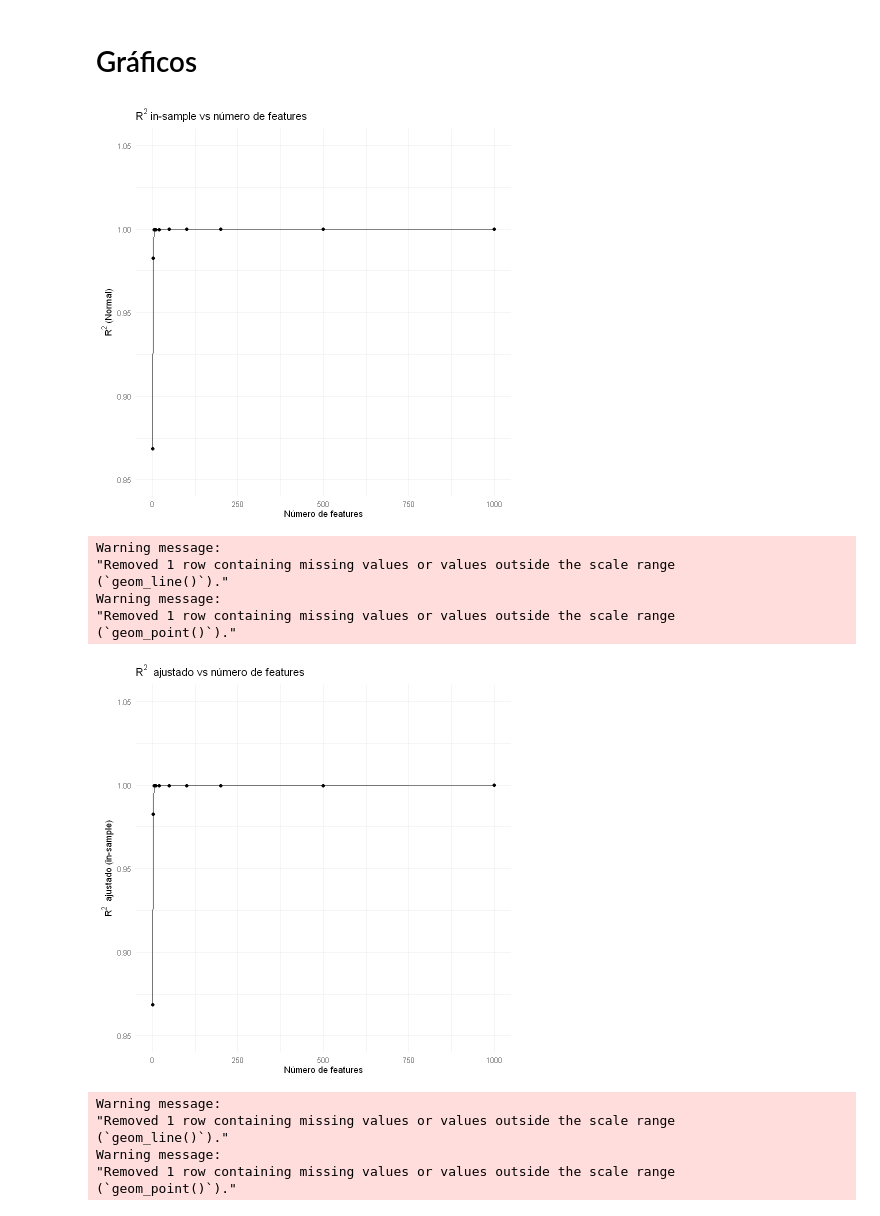
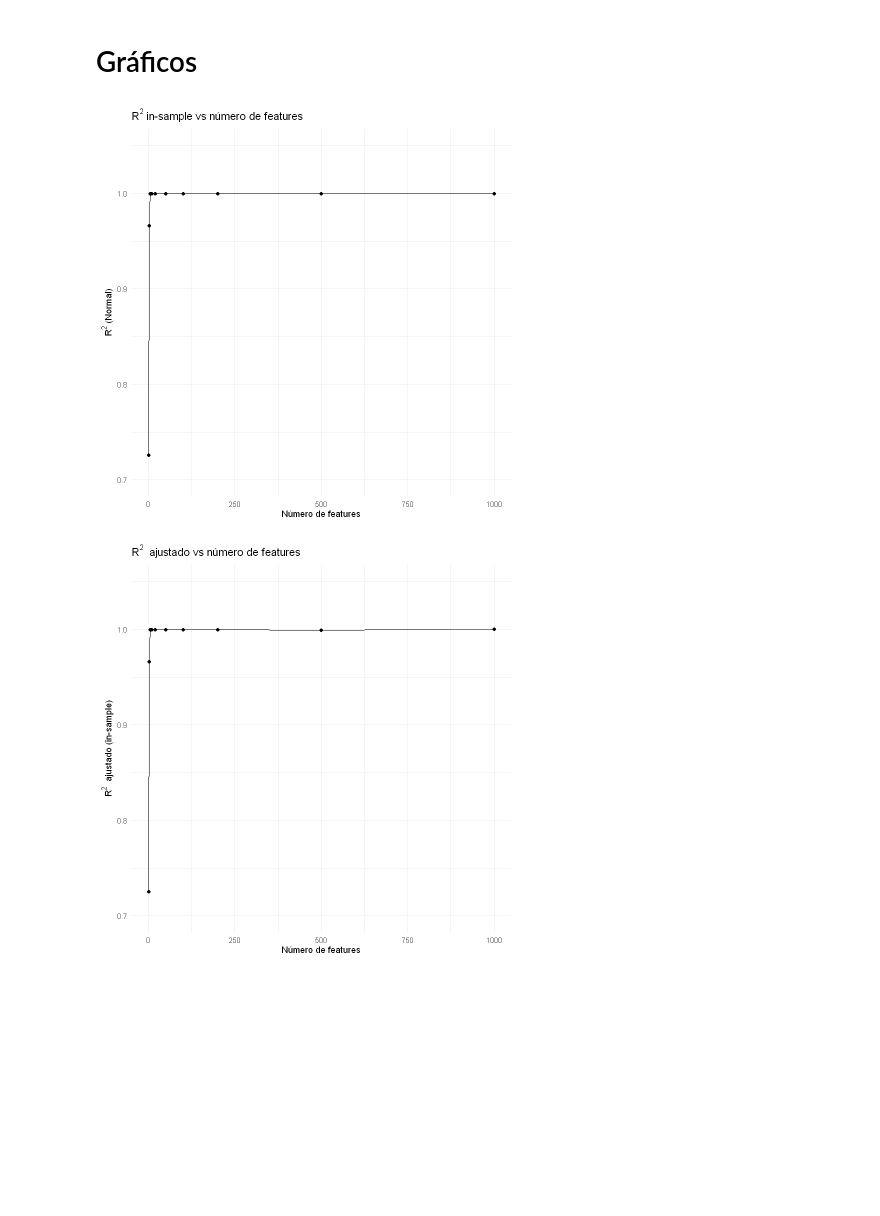
Before and after one commit to ChristopherBolo/High_Dimensional_Linear_Models, a Jupyter notebook: R/script/Ejercicio2R.ipynb, the cells around one changed output. Drawn from its saved outputs; the diff is of its cells as text; code cells hidden in the pictures; blank space fills up the shorter version.

```diff
--- a/R/script/Ejercicio2R.ipynb
+++ b/R/script/Ejercicio2R.ipynb
@@ -40,27 +40,30 @@ R_squared_OutofSample_List <- numeric()
 
 for (k in Features) {
 
+  # Construir matriz polinómica
   X_poly <- as.data.frame(sapply(1:k, function(i) X^i))
   colnames(X_poly) <- paste0("X", 1:k)
   df_all <- data.frame(y = y, X_poly)
+
+  # Modelo sin intercepto
   model <- lm(y ~ . - 1, data = df_all)
   y_hat <- model$fitted.values
 
-  # R^2
-  mse <- mean( (y - y_hat)^2 )
-  R2  <- 1 - mse / mean( y^2 )
+  # ---- R² centrado ----
+  mse <- mean((y - y_hat)^2)
+  R2  <- 1 - mse / mean((y - mean(y))^2)
   R_sq_Lista <- c(R_sq_Lista, R2)
 
-  # R^2 AJUSTADO
+  # ---- R² ajustado ----
   if (k < n) {
     adj_mse <- n / (n - k) * mse
-    R2_adj  <- 1 - adj_mse / mean( y^2 )
+    R2_adj  <- 1 - adj_mse / mean((y - mean(y))^2)
   } else {
     R2_adj <- 1
   }
   adjustR_sq_Lista <- c(adjustR_sq_Lista, R2_adj)
 
-  # R^2 Out of sample
+  # ---- R² out-of-sample ----
   idx <- sample.int(n, size = floor(0.75 * n))
   train_df <- df_all[idx, , drop = FALSE]
   test_df  <- df_all[-idx, , drop = FALSE]
@@ -68,17 +71,17 @@ for (k in Features) {
   model_oos   <- lm(y ~ . - 1, data = train_df)
   y_hat_test  <- predict(model_oos, newdata = test_df)
 
-  mse_oos <- mean( (test_df$y - y_hat_test)^2 )
-  R2_oos  <- 1 - mse_oos / mean( (test_df$y)^2 )
+  mse_oos  <- mean((test_df$y - y_hat_test)^2)
+  R2_oos   <- 1 - mse_oos / mean((test_df$y - mean(test_df$y))^2)
   R_squared_OutofSample_List <- c(R_squared_OutofSample_List, R2_oos)
 }
 
-
+# ---- Resultados ----
 resultados <- data.frame(
   Features = Features,
   R2 = R_sq_Lista,
   R2_Ajustado = adjustR_sq_Lista,
-  R2_OutOfSample = R_squared_OutofSample_List  S
+  R2_OutOfSample = R_squared_OutofSample_List
 )
 
 print(resultados)
@@ -106,50 +109,38 @@ ggplot(resultados, aes(x = Features, y = R2)) +
     y = expression(R^2 ~ "(Normal)"),
     title = expression(R^2 ~ "in-sample vs número de features")
   ) +
-  ylim(0.85, 1.05) +
+  ylim(0.70, 1.05) +
   theme_minimal()
 
 ggsave("../output/r2_in_sample.png", dpi = 200, width = 6, height = 4)
 
 # R² ajustado
 ggplot(resultados, aes(x = Features, y = R2_Ajustado)) +
   geom_line() +
   geom_point() +
   labs(
     x = "Número de features",
     y = expression(R^2 ~ " ajustado (in-sample)"),
     title = expression(R^2 ~ " ajustado vs número de features")
   ) +
-  ylim(0.85, 1.05) +
+  ylim(0.70, 1.05) +
   theme_minimal()
 
 ggsave("../output/r2_adjusted_in_sample.png", dpi = 200, width = 6, height = 4)
 
 # R² out-of-sample
 ggplot(resultados, aes(x = Features, y = R2_OutOfSample)) +
   geom_line() +
   geom_point() +
   labs(
     x = "Número de features",
     y = expression(R^2 ~ "(out-of-sample)"),
     title = expression(R^2 ~ " out-of-sample vs número de features")
   ) +
-  ylim(0.85, 1.05) +
+  ylim(0.70, 1.05) +
   theme_minimal()
 
 ggsave("../output/r2_out_of_sample.png", dpi = 200, width = 6, height = 4)
 # %% [output]
-[figure, old version]
+[figure, new version]
-Warning message:
-"Removed 1 row containing missing values or values outside the scale range
-(`geom_line()`)."
-Warning message:
-"Removed 1 row containing missing values or values outside the scale range
-(`geom_point()`)."
-[figure, old version]
+[figure, new version]
-Warning message:
-"Removed 1 row containing missing values or values outside the scale range
-(`geom_line()`)."
-Warning message:
-"Removed 1 row containing missing values or values outside the scale range
-(`geom_point()`)."
```
Also changed, not shown: parts of 2 cells of this notebook, 11 other files.
